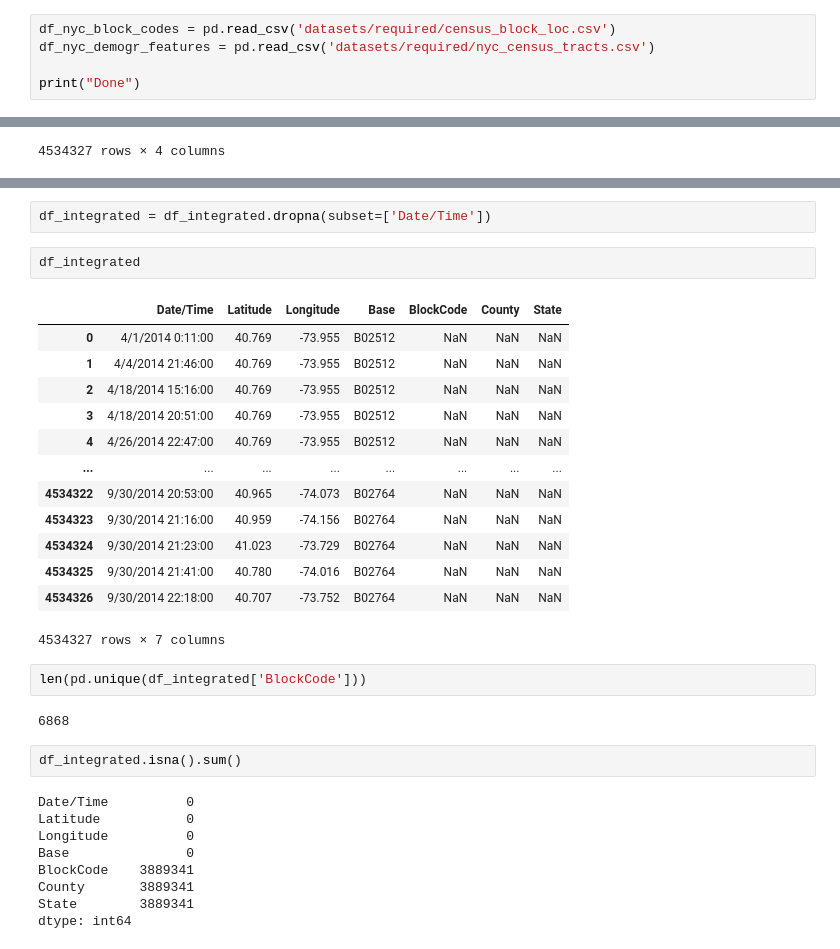
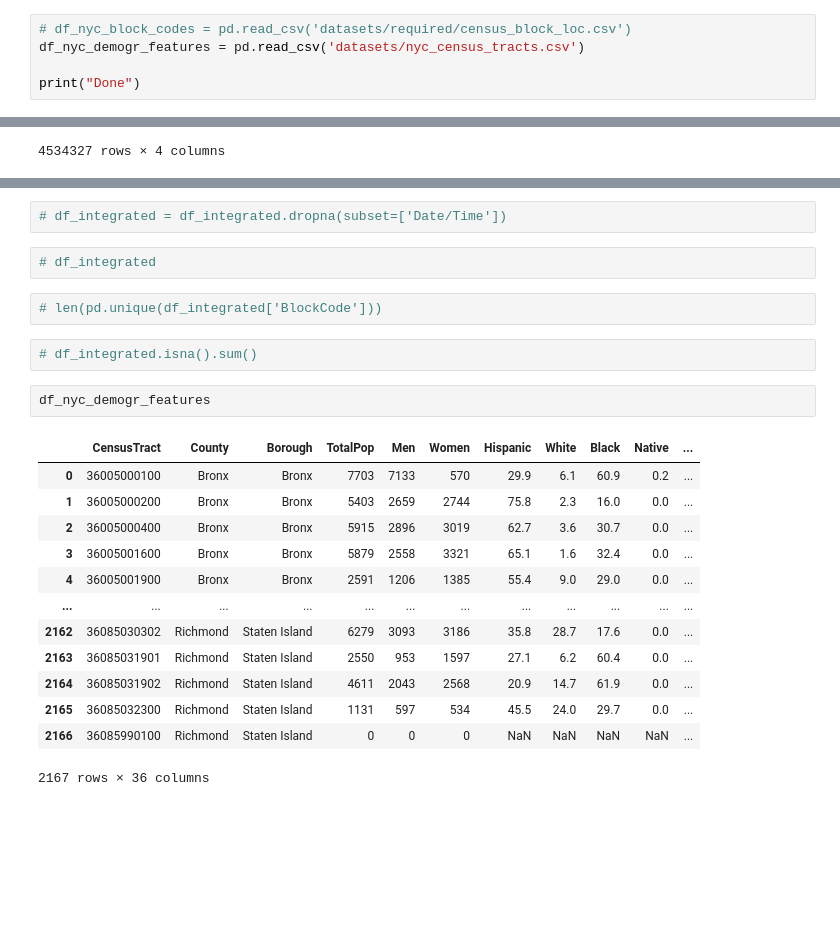
Before and after one commit to AnandSriram01/Geospatial-Analysis-of-Uber-Pickups, a Jupyter notebook: IT302_Project.ipynb, the cells around one changed output, grey strips where cells are left out. Cells and saved outputs as stored; diff of their text form; blank space fills up the shorter version.

```diff
--- a/IT302_Project.ipynb
+++ b/IT302_Project.ipynb
@@ -20,8 +23,8 @@ print("Done")
 # %% [output]
 Done
 # %%
-df_nyc_block_codes = pd.read_csv('datasets/required/census_block_loc.csv')
-df_nyc_demogr_features = pd.read_csv('datasets/required/nyc_census_tracts.csv')
+# df_nyc_block_codes = pd.read_csv('datasets/required/census_block_loc.csv')
+df_nyc_demogr_features = pd.read_csv('datasets/nyc_census_tracts.csv')
 
 print("Done")
 # %% [output]
@@ -235,33 +168,24 @@ dtype: int64
 # %%
-df_integrated = df_integrated.dropna(subset=['Date/Time'])
+# df_integrated = df_integrated.dropna(subset=['Date/Time'])
-# %%
-df_integrated
-# %% [output]
-|  | Date/Time | Latitude | Longitude | Base | BlockCode | County | State |
-| 0 | 4/1/2014 0:11:00 | 40.769 | -73.955 | B02512 | NaN | NaN | NaN |
-| 1 | 4/4/2014 21:46:00 | 40.769 | -73.955 | B02512 | NaN | NaN | NaN |
-| 2 | 4/18/2014 15:16:00 | 40.769 | -73.955 | B02512 | NaN | NaN | NaN |
-| 3 | 4/18/2014 20:51:00 | 40.769 | -73.955 | B02512 | NaN | NaN | NaN |
-| 4 | 4/26/2014 22:47:00 | 40.769 | -73.955 | B02512 | NaN | NaN | NaN |
-| ... | ... | ... | ... | ... | ... | ... | ... |
-| 4534322 | 9/30/2014 20:53:00 | 40.965 | -74.073 | B02764 | NaN | NaN | NaN |
-| 4534323 | 9/30/2014 21:16:00 | 40.959 | -74.156 | B02764 | NaN | NaN | NaN |
-| 4534324 | 9/30/2014 21:23:00 | 41.023 | -73.729 | B02764 | NaN | NaN | NaN |
-| 4534325 | 9/30/2014 21:41:00 | 40.780 | -74.016 | B02764 | NaN | NaN | NaN |
-| 4534326 | 9/30/2014 22:18:00 | 40.707 | -73.752 | B02764 | NaN | NaN | NaN |
-4534327 rows × 7 columns
+# %%
+# df_integrated
 # %%
-len(pd.unique(df_integrated['BlockCode']))
+# len(pd.unique(df_integrated['BlockCode']))
-# %% [output]
-6868
 # %%
-df_integrated.isna().sum()
+# df_integrated.isna().sum()
-# %% [output]
-Date/Time          0
-Latitude           0
-Longitude          0
-Base               0
-BlockCode    3889341
-County       3889341
-State        3889341
-dtype: int64
+# %%
+df_nyc_demogr_features
+# %% [output]
+|  | CensusTract | County | Borough | TotalPop | Men | Women | Hispanic | White | Black | Native | ... |
+| 0 | 36005000100 | Bronx | Bronx | 7703 | 7133 | 570 | 29.9 | 6.1 | 60.9 | 0.2 | ... |
+| 1 | 36005000200 | Bronx | Bronx | 5403 | 2659 | 2744 | 75.8 | 2.3 | 16.0 | 0.0 | ... |
+| 2 | 36005000400 | Bronx | Bronx | 5915 | 2896 | 3019 | 62.7 | 3.6 | 30.7 | 0.0 | ... |
+| 3 | 36005001600 | Bronx | Bronx | 5879 | 2558 | 3321 | 65.1 | 1.6 | 32.4 | 0.0 | ... |
+| 4 | 36005001900 | Bronx | Bronx | 2591 | 1206 | 1385 | 55.4 | 9.0 | 29.0 | 0.0 | ... |
+| ... | ... | ... | ... | ... | ... | ... | ... | ... | ... | ... | ... |
+| 2162 | 36085030302 | Richmond | Staten Island | 6279 | 3093 | 3186 | 35.8 | 28.7 | 17.6 | 0.0 | ... |
+| 2163 | 36085031901 | Richmond | Staten Island | 2550 | 953 | 1597 | 27.1 | 6.2 | 60.4 | 0.0 | ... |
+| 2164 | 36085031902 | Richmond | Staten Island | 4611 | 2043 | 2568 | 20.9 | 14.7 | 61.9 | 0.0 | ... |
+| 2165 | 36085032300 | Richmond | Staten Island | 1131 | 597 | 534 | 45.5 | 24.0 | 29.7 | 0.0 | ... |
+| 2166 | 36085990100 | Richmond | Staten Island | 0 | 0 | 0 | NaN | NaN | NaN | NaN | ... |
+2167 rows × 36 columns
```
Also changed, not shown: parts of 27 cells of this notebook, 10 other files.
